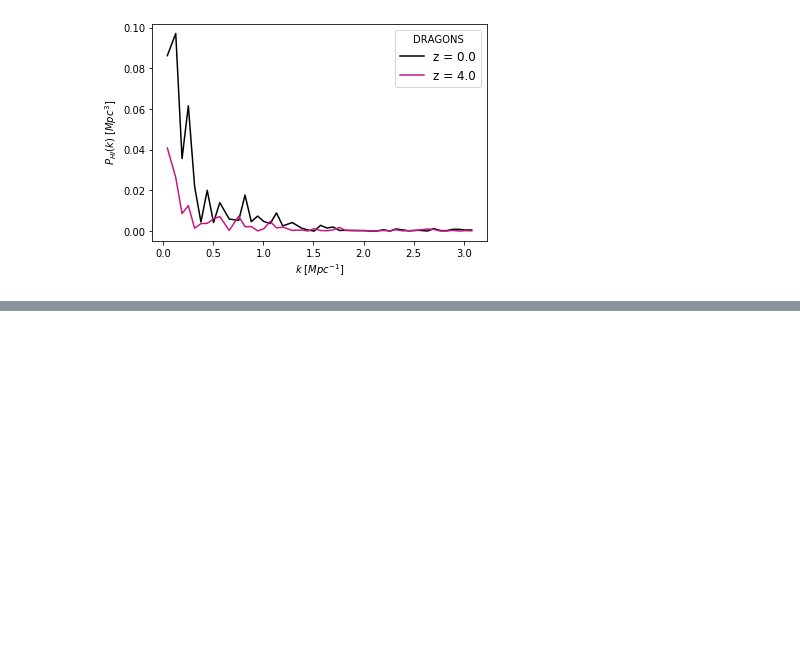
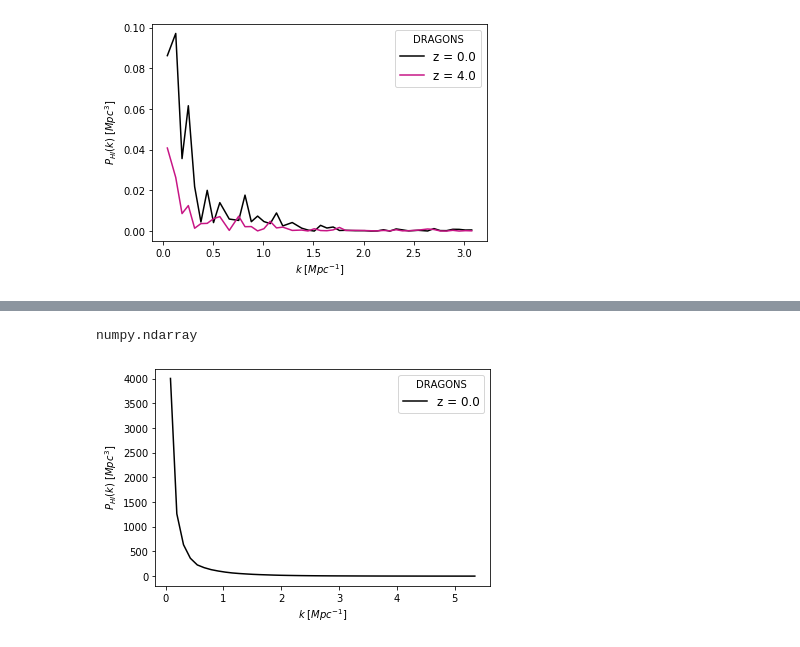
Before and after one commit to AliceEMaffs/DRAGONS_Project, a Jupyter notebook: Power_Spectrum.ipynb, the cells around one changed output, grey strips where cells are left out. Saved outputs shown, nothing was run; the diff lists cells and outputs as text; code cells hidden in the pictures; blank space fills up the shorter version.

```diff
--- a/Power_Spectrum.ipynb
+++ b/Power_Spectrum.ipynb
@@ -193,3 +189,13 @@ name_of_plot=("PowerSpectrum_test")
 plt.savefig("plots/" + name_of_plot + ".pdf")
 # %% [output]
 [figure]
+# %%
+# TRY USING 3D HISTOGRAM
+N_gals_test, (bx, by, bz) = np.histogramdd( (pos_x, pos_y, pos_z), bins=(nbins, nbins, nbins) ) # 3D hist
+
+#print('N_gals_x_4:', N_gals_x_4)
+#print('bx:', bx)
+#print('by:', by)
+#print('bz:', bz)
+
+type(N_gals_test)
@@ -195,0 +204,7 @@ plt.savefig("plots/" + name_of_plot + ".pdf")
+# %%
+
+av_Ngals = np.mean(N_gals_test)
+av_Ngals
+
+sum_Ngals = np.sum(N_gals_test)
+sum_Ngals
@@ -195,0 +213,5 @@ plt.savefig("plots/" + name_of_plot + ".pdf")
+# %%
+delta_x_test = (N_gals_test - av_Ngals)/av_Ngals
+p_k_field_test, bins_field_test = get_power(delta_x_test, nbins)
+p_k_field_test
+bins_field_test
@@ -195,0 +228,20 @@ plt.savefig("plots/" + name_of_plot + ".pdf")
+# %%
+type(delta_x_test)
+# %% [output]
+numpy.ndarray
+# %%
+fig, ax = plt.subplots(1, 1)
+label_z_0 = ("z = " + redshift_used_0)
+label_z_4 = ("z = " + redshift_used_4)
+ax.set_xlabel(r"$k$ $[Mpc^{-1}]$")
+ax.set_ylabel(r"$P_{HI}(k)$ $[Mpc^{3}]$")
+ax.plot(bins_field_test,p_k_field_test,color="black", label=label_z_0)
+
+plt.legend(title=("DRAGONS"),
+           loc='upper right',
+           fontsize=12)
+
+name_of_plot=("PowerSpectrum_test")
+plt.savefig("plots/" + name_of_plot + ".pdf")
+# %% [output]
+[figure, added]
```
Also changed, not shown: parts of 8 cells of this notebook, 2 other files.
